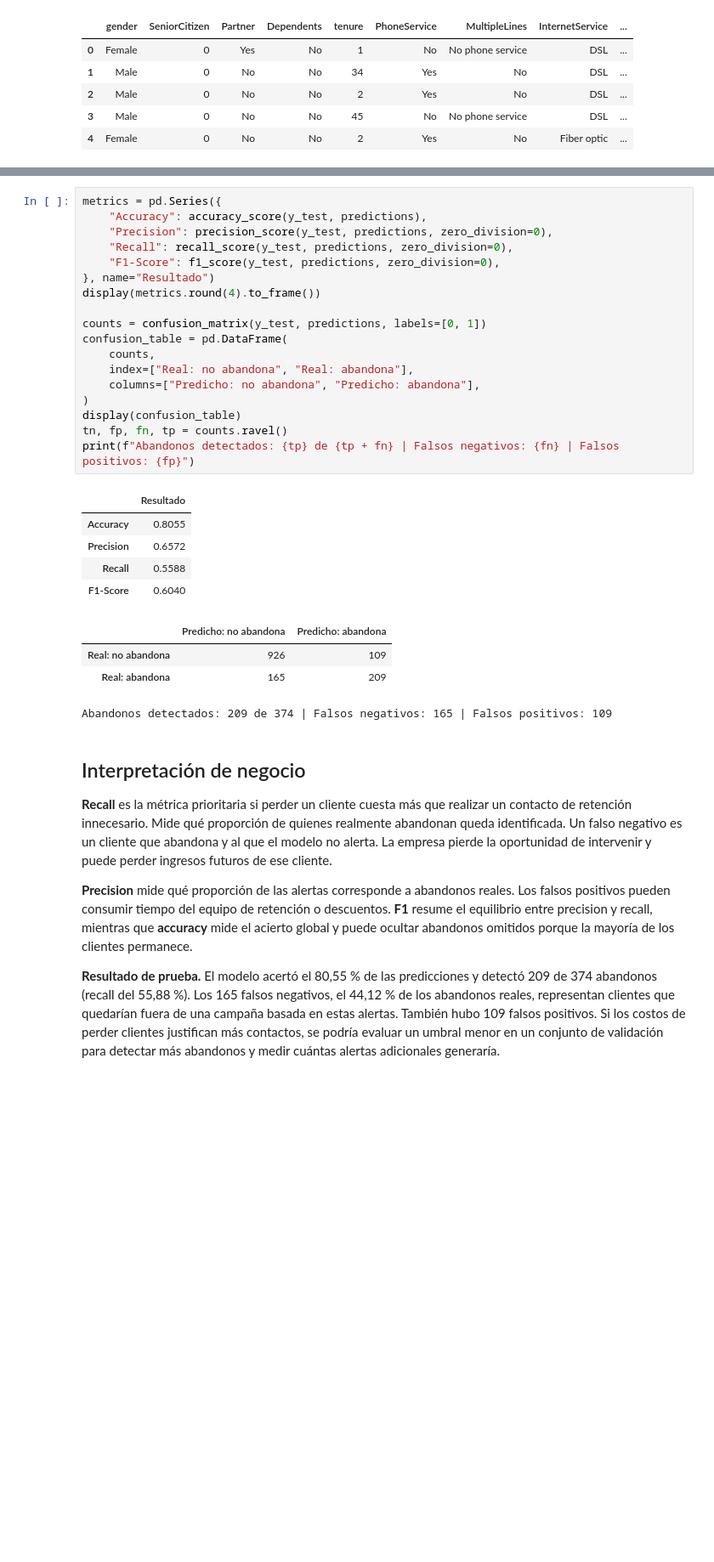
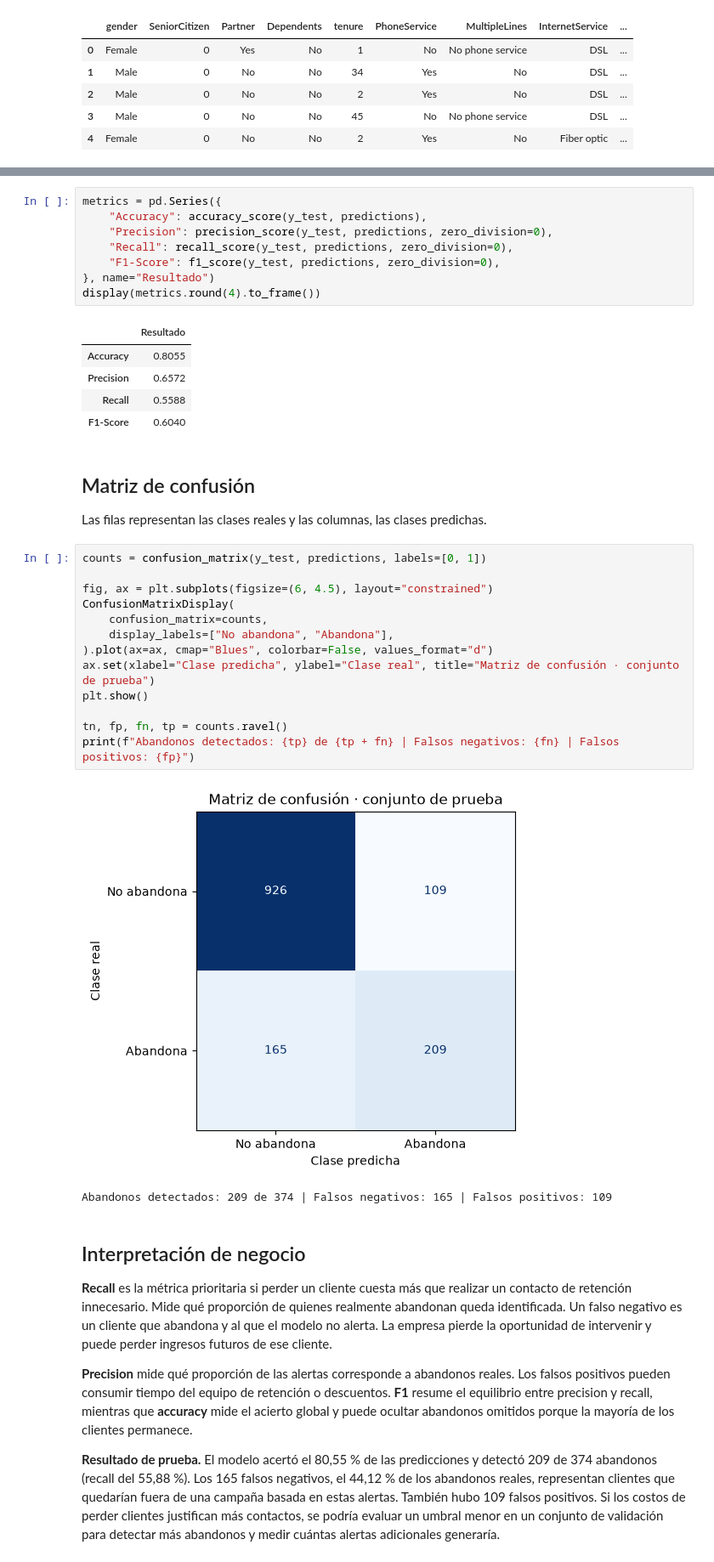
Before and after one commit to SebaRomer0/Data-Science, a Jupyter notebook: Pre-Entrega10-Modelado y Clasificacion/modelado_metricas.ipynb, the cells around one changed output, grey strips where cells are left out. Shown at 85% size. Drawn from its saved outputs; the diff is of its cells as text; blank space fills up the shorter version.

```diff
--- a/Pre-Entrega10-Modelado y Clasificacion/modelado_metricas.ipynb
+++ b/Pre-Entrega10-Modelado y Clasificacion/modelado_metricas.ipynb
@@ -86,26 +103,31 @@ metrics = pd.Series({
     "F1-Score": f1_score(y_test, predictions, zero_division=0),
 }, name="Resultado")
 display(metrics.round(4).to_frame())
-
-counts = confusion_matrix(y_test, predictions, labels=[0, 1])
-confusion_table = pd.DataFrame(
-    counts,
-    index=["Real: no abandona", "Real: abandona"],
-    columns=["Predicho: no abandona", "Predicho: abandona"],
-)
-display(confusion_table)
-tn, fp, fn, tp = counts.ravel()
-print(f"Abandonos detectados: {tp} de {tp + fn} | Falsos negativos: {fn} | Falsos positivos: {fp}")
 # %% [output]
 |  | Resultado |
 | Accuracy | 0.8055 |
 | Precision | 0.6572 |
 | Recall | 0.5588 |
 | F1-Score | 0.6040 |
-|  | Predicho: no abandona | Predicho: abandona |
-| Real: no abandona | 926 | 109 |
-| Real: abandona | 165 | 209 |
-Abandonos detectados: 209 de 374 | Falsos negativos: 165 | Falsos positivos: 109
+# %% [markdown]
+## Matriz de confusión
+Las filas representan las clases reales y las columnas, las clases predichas.
+# %%
+counts = confusion_matrix(y_test, predictions, labels=[0, 1])
+
+fig, ax = plt.subplots(figsize=(6, 4.5), layout="constrained")
+ConfusionMatrixDisplay(
+    confusion_matrix=counts,
+    display_labels=["No abandona", "Abandona"],
+).plot(ax=ax, cmap="Blues", colorbar=False, values_format="d")
+ax.set(xlabel="Clase predicha", ylabel="Clase real", title="Matriz de confusión · conjunto de prueba")
+plt.show()
+
+tn, fp, fn, tp = counts.ravel()
+print(f"Abandonos detectados: {tp} de {tp + fn} | Falsos negativos: {fn} | Falsos positivos: {fp}")
+# %% [output]
+[figure, added]
+Abandonos detectados: 209 de 374 | Falsos negativos: 165 | Falsos positivos: 109
 # %% [markdown]
 ## Interpretación de negocio
 **Recall** es la métrica prioritaria si perder un cliente cuesta más que realizar un contacto de retención innecesario. Mide qué proporción de quienes realmente abandonan queda identificada. Un falso negativo es un cliente que abandona y al que el modelo no alerta. La empresa pierde la oportunidad de intervenir y puede perder ingresos futuros de ese cliente.
```
Also changed, not shown: parts of 6 cells of this notebook, 2 other files.
